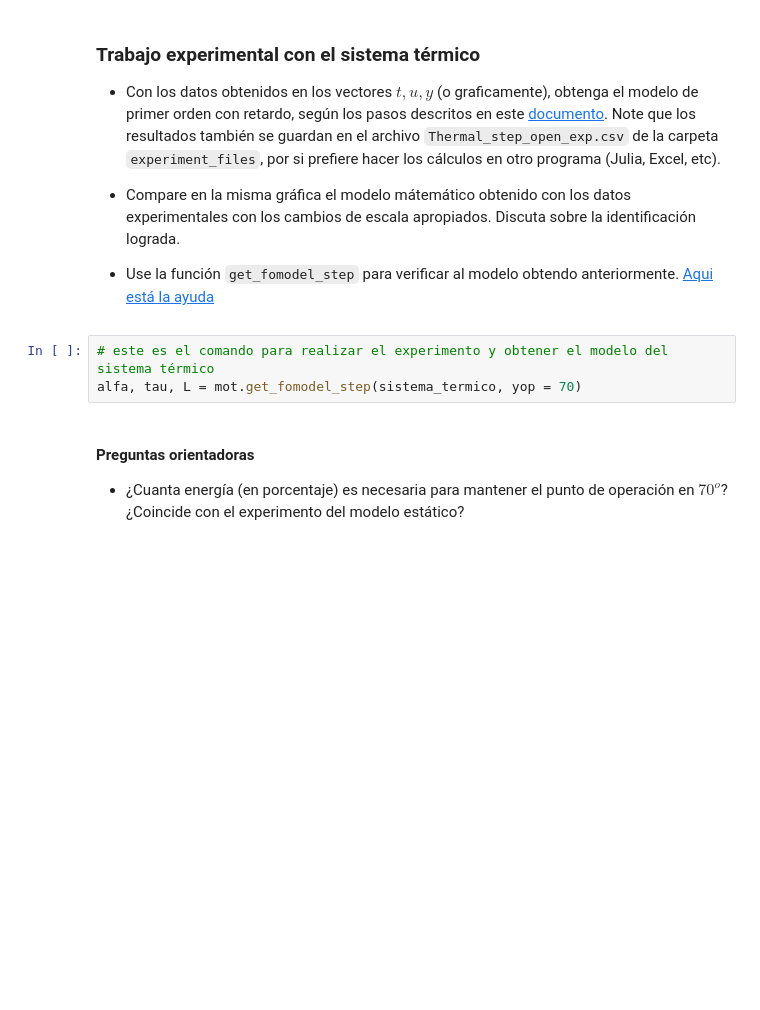
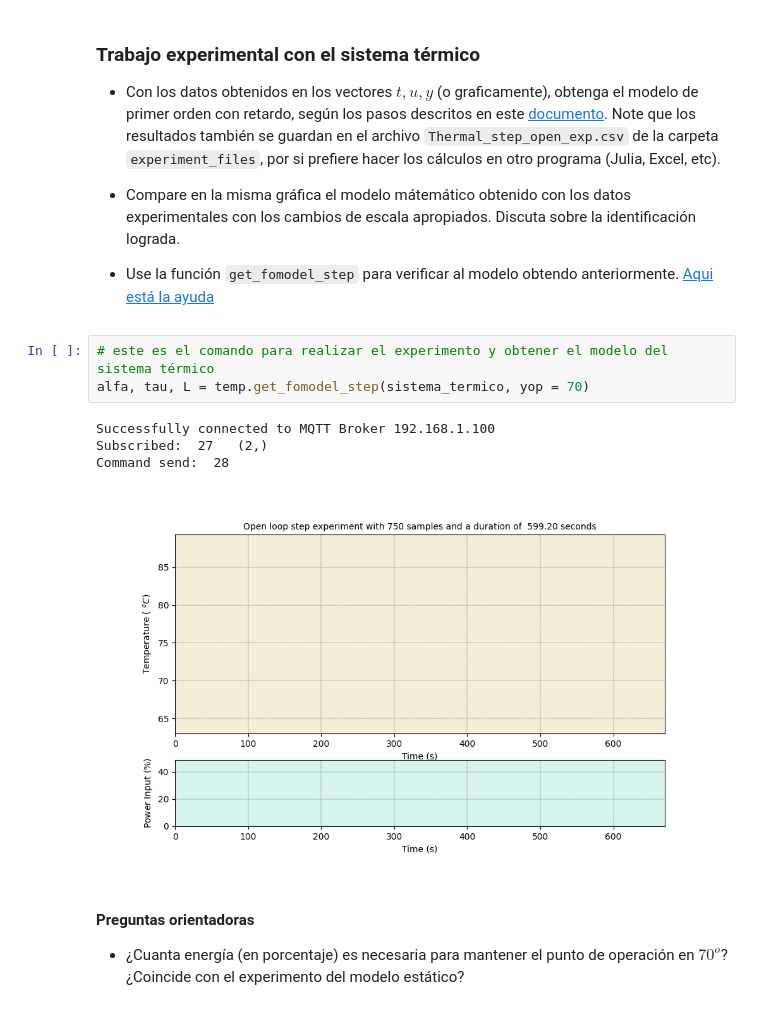
Before and after one commit to TresMilDeName22/UNThermal, a Jupyter notebook: code/python_code/notebooks_lab_2024_2/guia1a-Identificacion_curva_de_reaccion_2025_2.ipynb, the cells around one changed output. Drawn from its saved outputs; the diff is of its cells as text; blank space fills up the shorter version.

```diff
--- a/code/python_code/notebooks_lab_2024_2/guia1a-Identificacion_curva_de_reaccion_2025_2.ipynb
+++ b/code/python_code/notebooks_lab_2024_2/guia1a-Identificacion_curva_de_reaccion_2025_2.ipynb
@@ -164,7 +166,12 @@ plt.show()
 + Use la función `get_fomodel_step` para verificar al modelo obtendo anteriormente. [Aqui está la ayuda](https://nebisman.github.io/UNThermal/get_fomodel_step.html#)
 # %%
 # este es el comando para realizar el experimento y obtener el modelo del sistema térmico
-alfa, tau, L = mot.get_fomodel_step(sistema_termico, yop = 70)
+alfa, tau, L = temp.get_fomodel_step(sistema_termico, yop = 70)
+# %% [output]
+Successfully connected to MQTT Broker 192.168.1.100
+Subscribed:  27   (2,)
+Command send:  28
+[figure, added]
 # %% [markdown]
 #### Preguntas orientadoras
 
```
Also changed, not shown: parts of 6 cells of this notebook, 8 other files.
